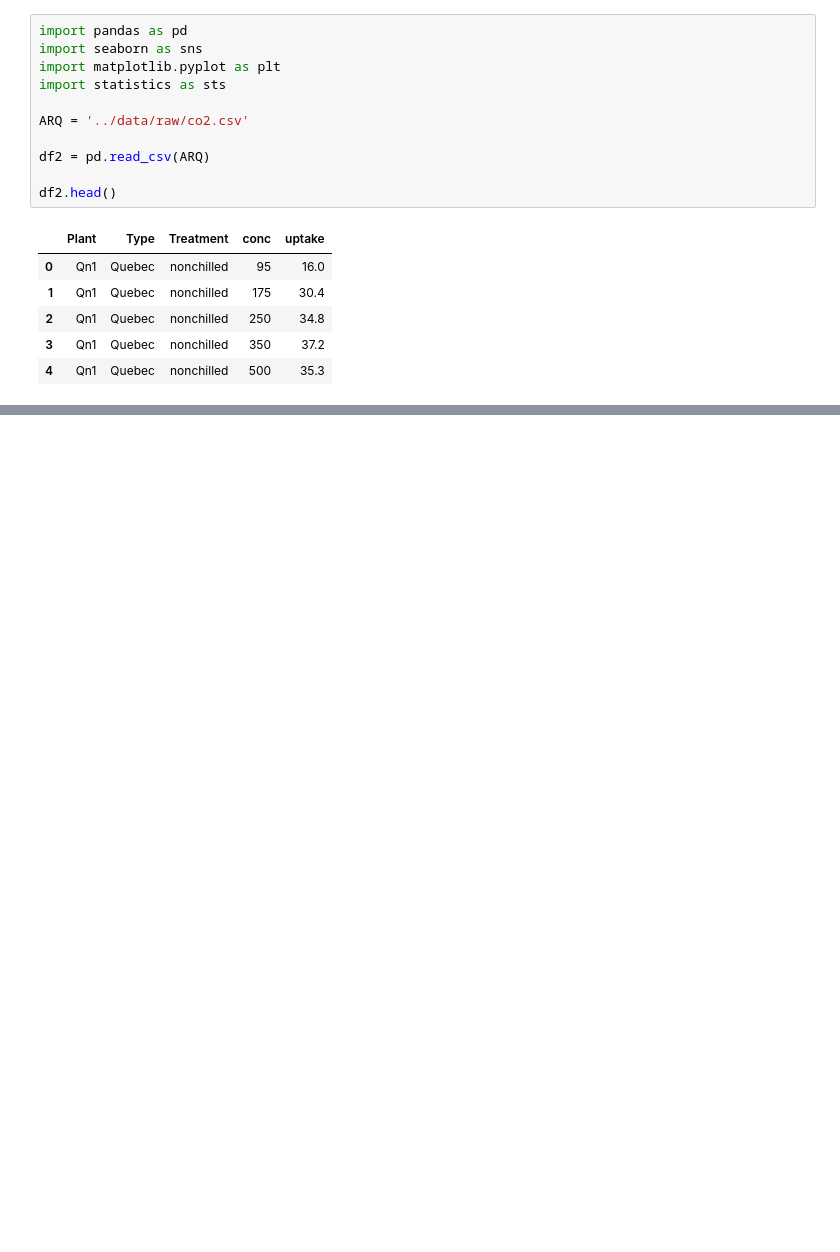
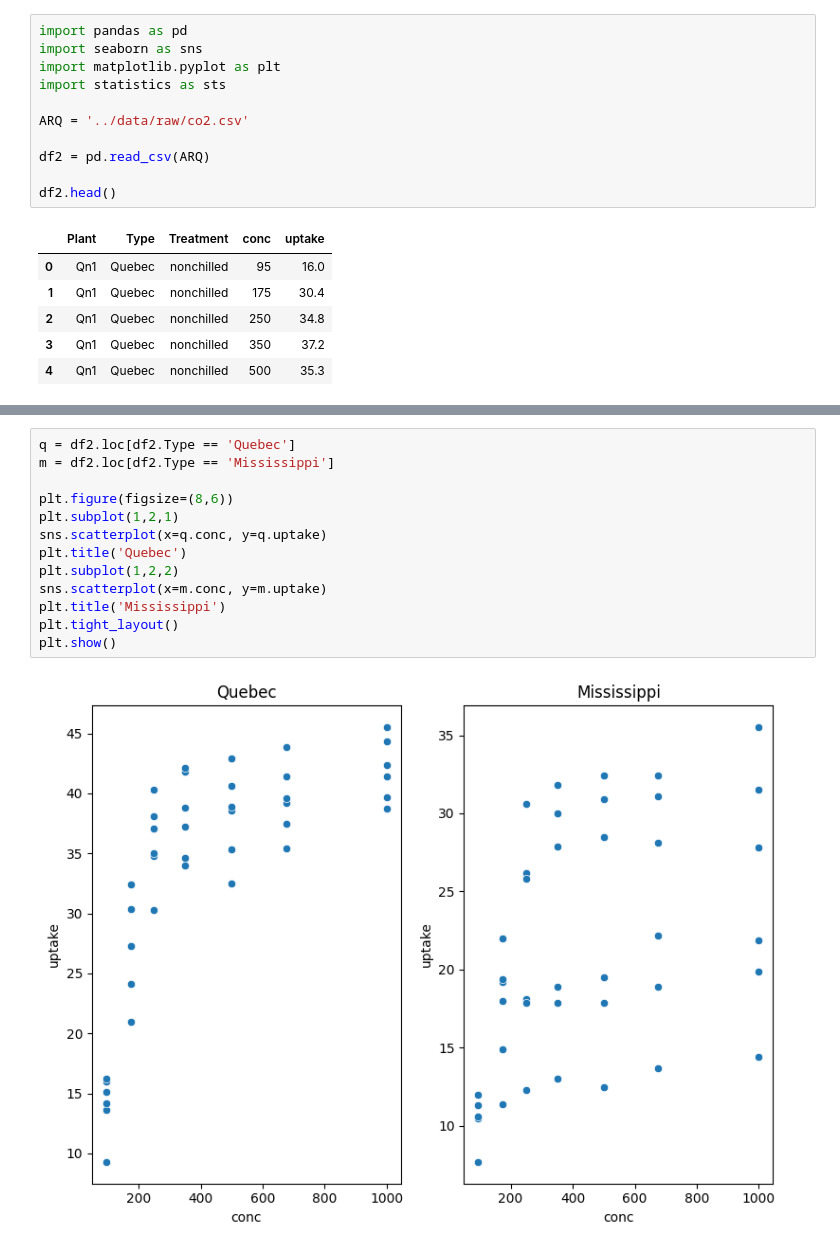
Before and after one commit to pdromls/Praticas_Ciencia_de_Dados, a Jupyter notebook: notebooks/visualizacao.ipynb, the cells around one changed output, grey strips where cells are left out. Cells and saved outputs as stored; diff of their text form; blank space fills up the shorter version.

```diff
--- a/notebooks/visualizacao.ipynb
+++ b/notebooks/visualizacao.ipynb
@@ -119,0 +142,15 @@ plt.legend(loc='lower right')
+# %%
+q = df2.loc[df2.Type == 'Quebec']
+m = df2.loc[df2.Type == 'Mississippi']
+
+plt.figure(figsize=(8,6))
+plt.subplot(1,2,1)
+sns.scatterplot(x=q.conc, y=q.uptake)
+plt.title('Quebec')
+plt.subplot(1,2,2)
+sns.scatterplot(x=m.conc, y=m.uptake)
+plt.title('Mississippi')
+plt.tight_layout()
+plt.show()
+# %% [output]
+[figure, added]
```
Also changed, not shown: parts of 18 cells of this notebook.
